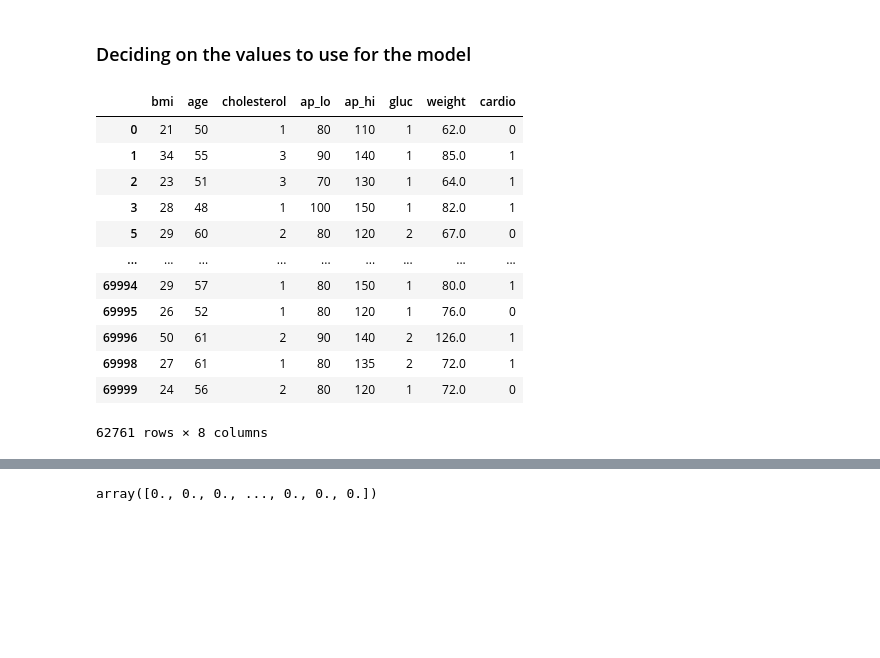
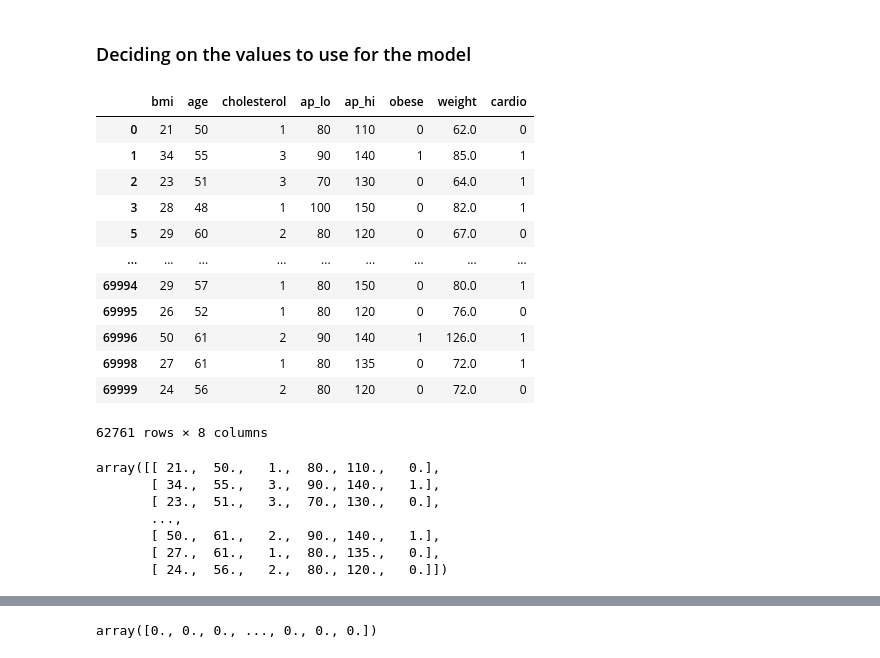
Before and after one commit to SebastianBentley/DSExam2022, a Jupyter notebook: Data3.ipynb, the cells around one changed output, grey strips where cells are left out. Drawn from its saved outputs; the diff is of its cells as text; code cells hidden in the pictures; blank space fills up the shorter version.

```diff
--- a/Data3.ipynb
+++ b/Data3.ipynb
@@ -232,8 +411,22 @@ stats.groupby('bmi')['cardio'].mean().plot(kind='line')
 # %% [markdown]
 ### Deciding on the values to use for the model
 # %%
-heartModelData=df3[['bmi', 'age', 'cholesterol','ap_lo','ap_hi','weight','cardio']].copy()
+heartModelData=df3[['bmi', 'age', 'cholesterol','ap_lo','ap_hi','obese','weight','cardio']].copy()
 heartModelData
+# %% [output]
+|  | bmi | age | cholesterol | ap_lo | ap_hi | obese | weight | cardio |
+| 0 | 21 | 50 | 1 | 80 | 110 | 0 | 62.0 | 0 |
+| 1 | 34 | 55 | 3 | 90 | 140 | 1 | 85.0 | 1 |
+| 2 | 23 | 51 | 3 | 70 | 130 | 0 | 64.0 | 1 |
+| 3 | 28 | 48 | 1 | 100 | 150 | 0 | 82.0 | 1 |
+| 5 | 29 | 60 | 2 | 80 | 120 | 0 | 67.0 | 0 |
+| ... | ... | ... | ... | ... | ... | ... | ... | ... |
+| 69994 | 29 | 57 | 1 | 80 | 150 | 0 | 80.0 | 1 |
+| 69995 | 26 | 52 | 1 | 80 | 120 | 0 | 76.0 | 0 |
+| 69996 | 50 | 61 | 2 | 90 | 140 | 1 | 126.0 | 1 |
+| 69998 | 27 | 61 | 1 | 80 | 135 | 0 | 72.0 | 1 |
+| 69999 | 24 | 56 | 2 | 80 | 120 | 0 | 72.0 | 0 |
+62761 rows × 8 columns
 # %%
 # Convert the dataset into two arrays
 
@@ -242,20 +435,13 @@ array = heartModelData.values
 X = array[:,0:6] # data without class
 y = array[:,7]   # just class
 X
-heartModelData
 # %% [output]
-|  | bmi | age | cholesterol | ap_lo | ap_hi | gluc | weight | cardio |
-| 0 | 21 | 50 | 1 | 80 | 110 | 1 | 62.0 | 0 |
-| 1 | 34 | 55 | 3 | 90 | 140 | 1 | 85.0 | 1 |
-| 2 | 23 | 51 | 3 | 70 | 130 | 1 | 64.0 | 1 |
-| 3 | 28 | 48 | 1 | 100 | 150 | 1 | 82.0 | 1 |
-| 5 | 29 | 60 | 2 | 80 | 120 | 2 | 67.0 | 0 |
-| ... | ... | ... | ... | ... | ... | ... | ... | ... |
-| 69994 | 29 | 57 | 1 | 80 | 150 | 1 | 80.0 | 1 |
-| 69995 | 26 | 52 | 1 | 80 | 120 | 1 | 76.0 | 0 |
-| 69996 | 50 | 61 | 2 | 90 | 140 | 2 | 126.0 | 1 |
-| 69998 | 27 | 61 | 1 | 80 | 135 | 2 | 72.0 | 1 |
-| 69999 | 24 | 56 | 2 | 80 | 120 | 1 | 72.0 | 0 |
-62761 rows × 8 columns
+array([[ 21.,  50.,   1.,  80., 110.,   0.],
+       [ 34.,  55.,   3.,  90., 140.,   1.],
+       [ 23.,  51.,   3.,  70., 130.,   0.],
+       ...,
+       [ 50.,  61.,   2.,  90., 140.,   1.],
+       [ 27.,  61.,   1.,  80., 135.,   0.],
+       [ 24.,  56.,   2.,  80., 120.,   0.]])
 # %%
 from sklearn.model_selection import train_test_split
```
Also changed, not shown: parts of 36 cells of this notebook.
